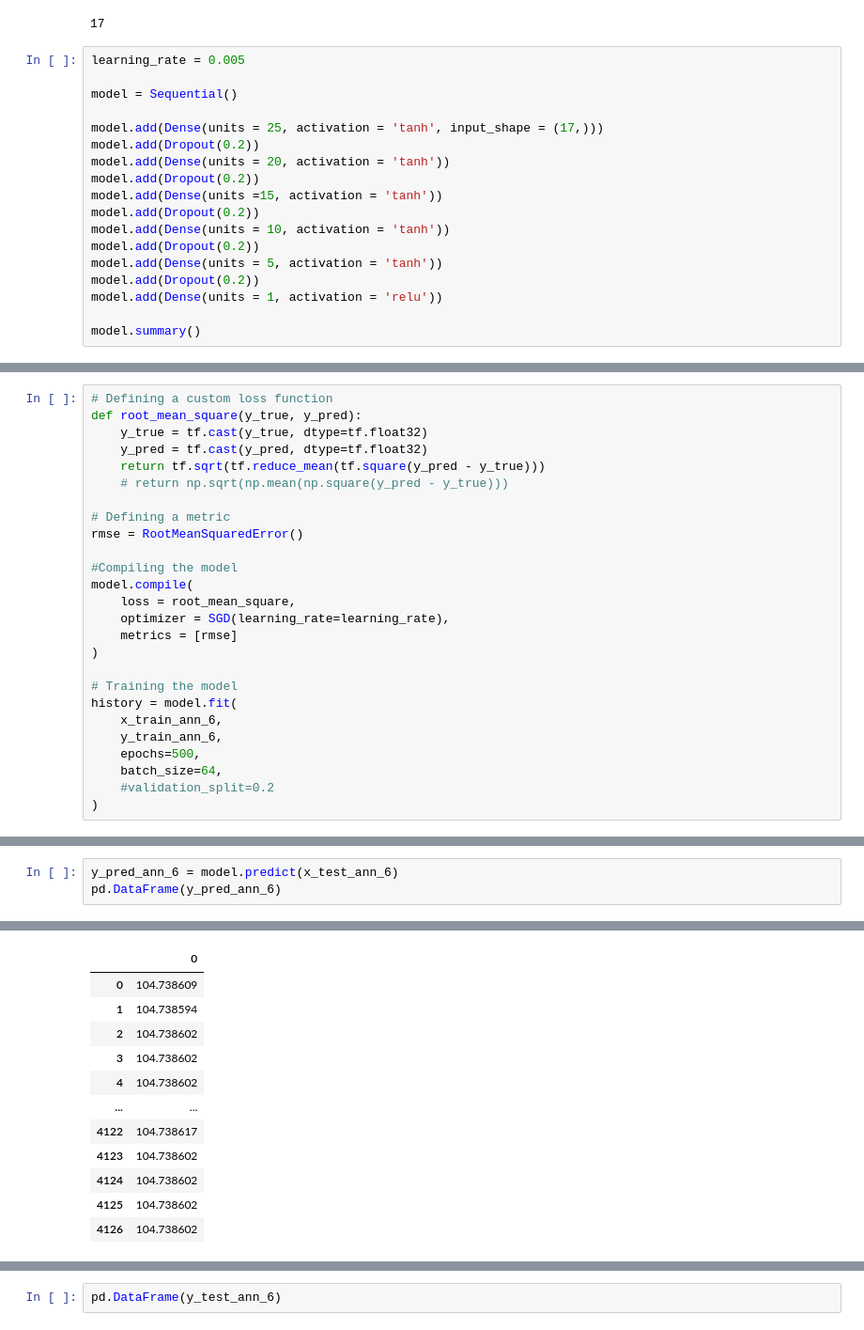
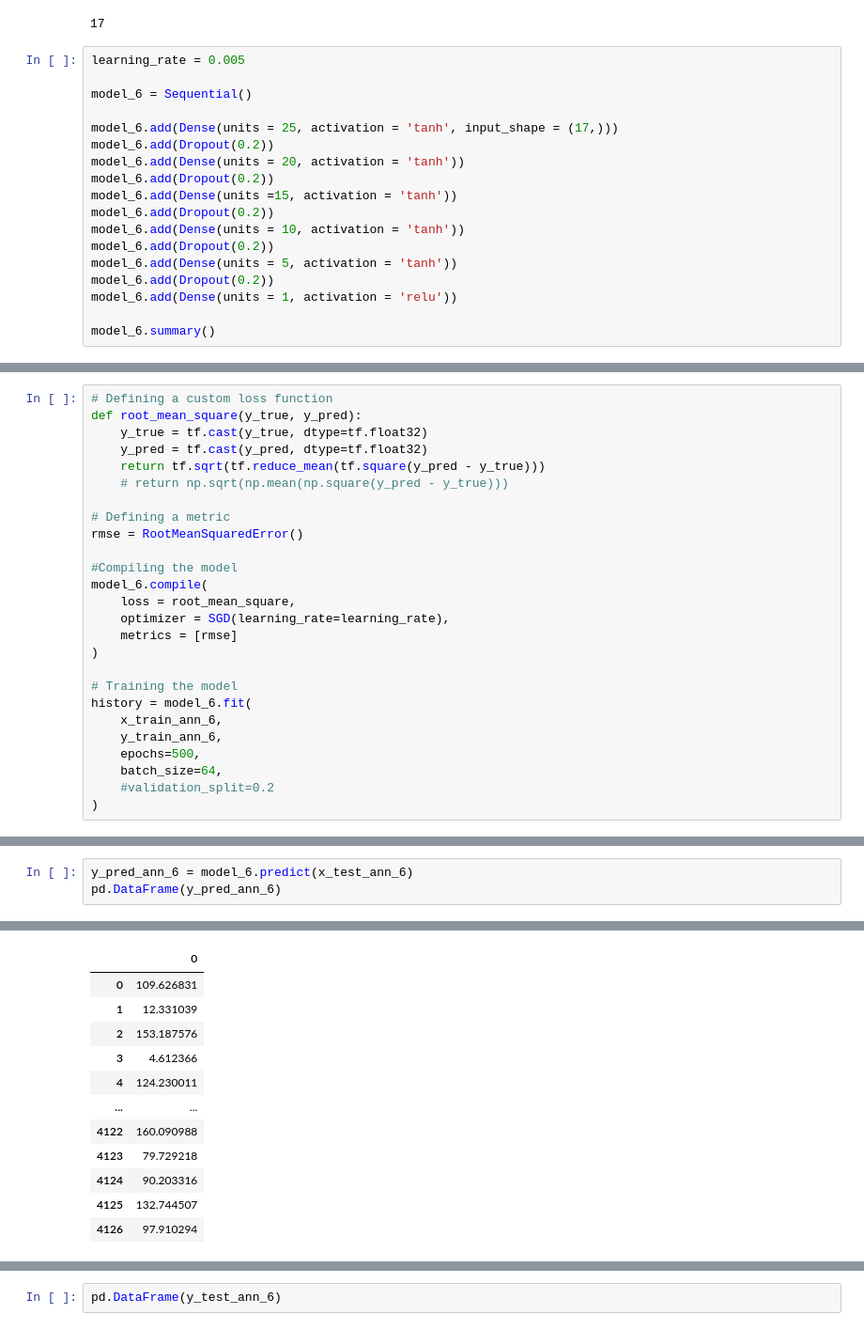
Before and after one commit to AshutoshPanda2002/FSM-INT-2023, a Jupyter notebook: Code/FD001_Model.ipynb, the cells around one changed output, grey strips where cells are left out. Shown at 94% size. Saved outputs shown, nothing was run; the diff lists cells and outputs as text.

```diff
--- a/Code/FD001_Model.ipynb
+++ b/Code/FD001_Model.ipynb
@@ -1077,19 +1143,19 @@ check
 # %%
 learning_rate = 0.005
 
-model = Sequential()
+model_6 = Sequential()
 
-model.add(Dense(units = 25, activation = 'tanh', input_shape = (17,)))
-model.add(Dropout(0.2))
-model.add(Dense(units = 20, activation = 'tanh'))
-model.add(Dropout(0.2))
-model.add(Dense(units =15, activation = 'tanh'))
-model.add(Dropout(0.2))
-model.add(Dense(units = 10, activation = 'tanh'))
-model.add(Dropout(0.2))
-model.add(Dense(units = 5, activation = 'tanh'))
-model.add(Dropout(0.2))
-model.add(Dense(units = 1, activation = 'relu'))
+model_6.add(Dense(units = 25, activation = 'tanh', input_shape = (17,)))
+model_6.add(Dropout(0.2))
+model_6.add(Dense(units = 20, activation = 'tanh'))
+model_6.add(Dropout(0.2))
+model_6.add(Dense(units =15, activation = 'tanh'))
+model_6.add(Dropout(0.2))
+model_6.add(Dense(units = 10, activation = 'tanh'))
+model_6.add(Dropout(0.2))
+model_6.add(Dense(units = 5, activation = 'tanh'))
+model_6.add(Dropout(0.2))
+model_6.add(Dense(units = 1, activation = 'relu'))
 
-model.summary()
+model_6.summary()
 # %% [output]
@@ -1122,14 +1188,14 @@ def root_mean_square(y_true, y_pred):
 rmse = RootMeanSquaredError()
 
 #Compiling the model
-model.compile(
+model_6.compile(
     loss = root_mean_square,
     optimizer = SGD(learning_rate=learning_rate),
     metrics = [rmse]
 )
 
 # Training the model
-history = model.fit(
+history = model_6.fit(
     x_train_ann_6,
     y_train_ann_6,
     epochs=500,
@@ -1167,20 +1223,20 @@ plot_history(history, 'mean_squared_error')
 # %%
-y_pred_ann_6 = model.predict(x_test_ann_6)
+y_pred_ann_6 = model_6.predict(x_test_ann_6)
 pd.DataFrame(y_pred_ann_6)
 # %% [output]
 129/129 [==============================] - 0s 1ms/step
 |  | 0 |
-| 0 | 104.738609 |
-| 1 | 104.738594 |
-| 2 | 104.738602 |
-| 3 | 104.738602 |
-| 4 | 104.738602 |
+| 0 | 109.626831 |
+| 1 | 12.331039 |
+| 2 | 153.187576 |
+| 3 | 4.612366 |
+| 4 | 124.230011 |
 | ... | ... |
-| 4122 | 104.738617 |
-| 4123 | 104.738602 |
-| 4124 | 104.738602 |
-| 4125 | 104.738602 |
-| 4126 | 104.738602 |
+| 4122 | 160.090988 |
+| 4123 | 79.729218 |
+| 4124 | 90.203316 |
+| 4125 | 132.744507 |
+| 4126 | 97.910294 |
 4127 rows × 1 columns
 # %%
 pd.DataFrame(y_test_ann_6)
```
Also changed, not shown: parts of 62 cells of this notebook.
